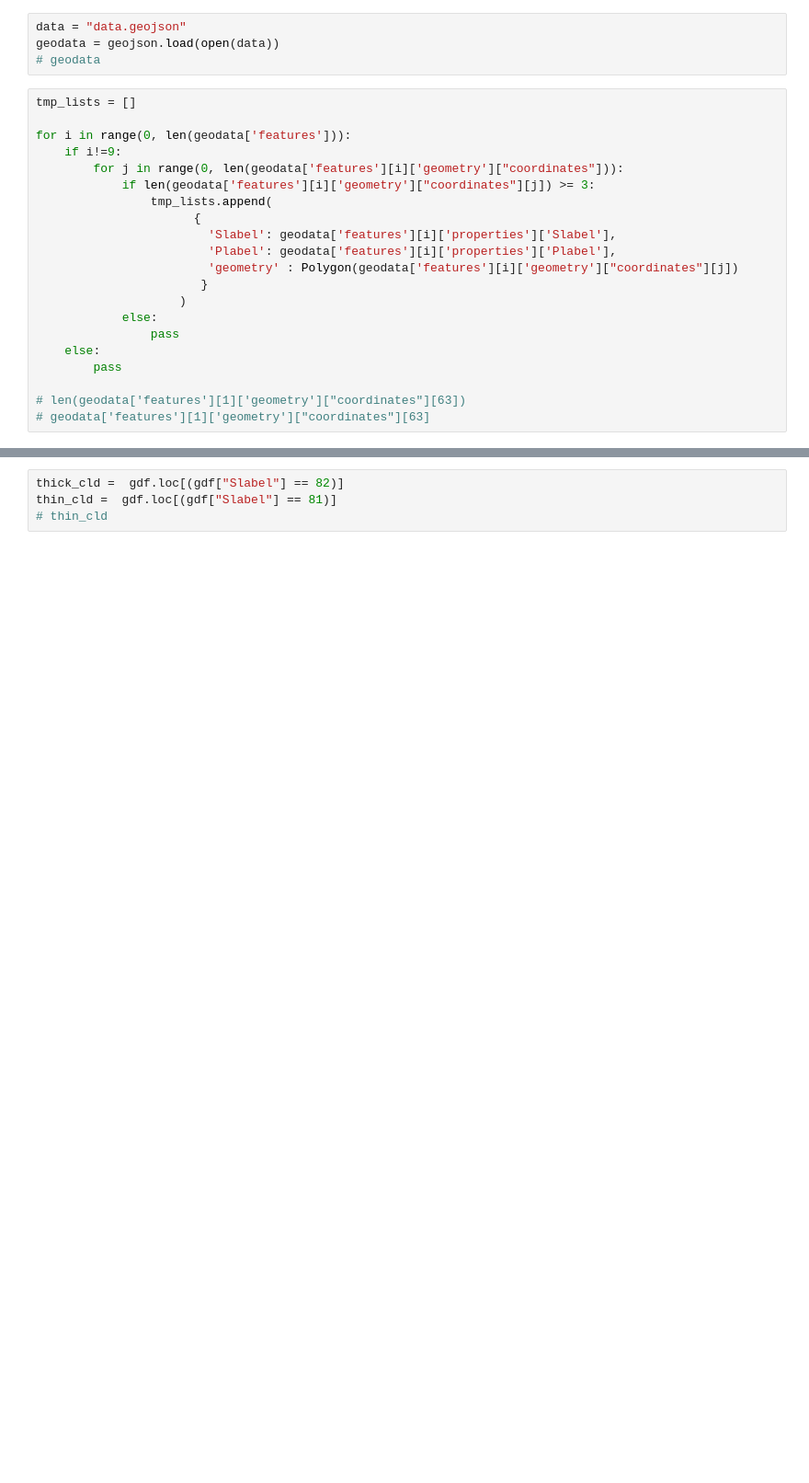
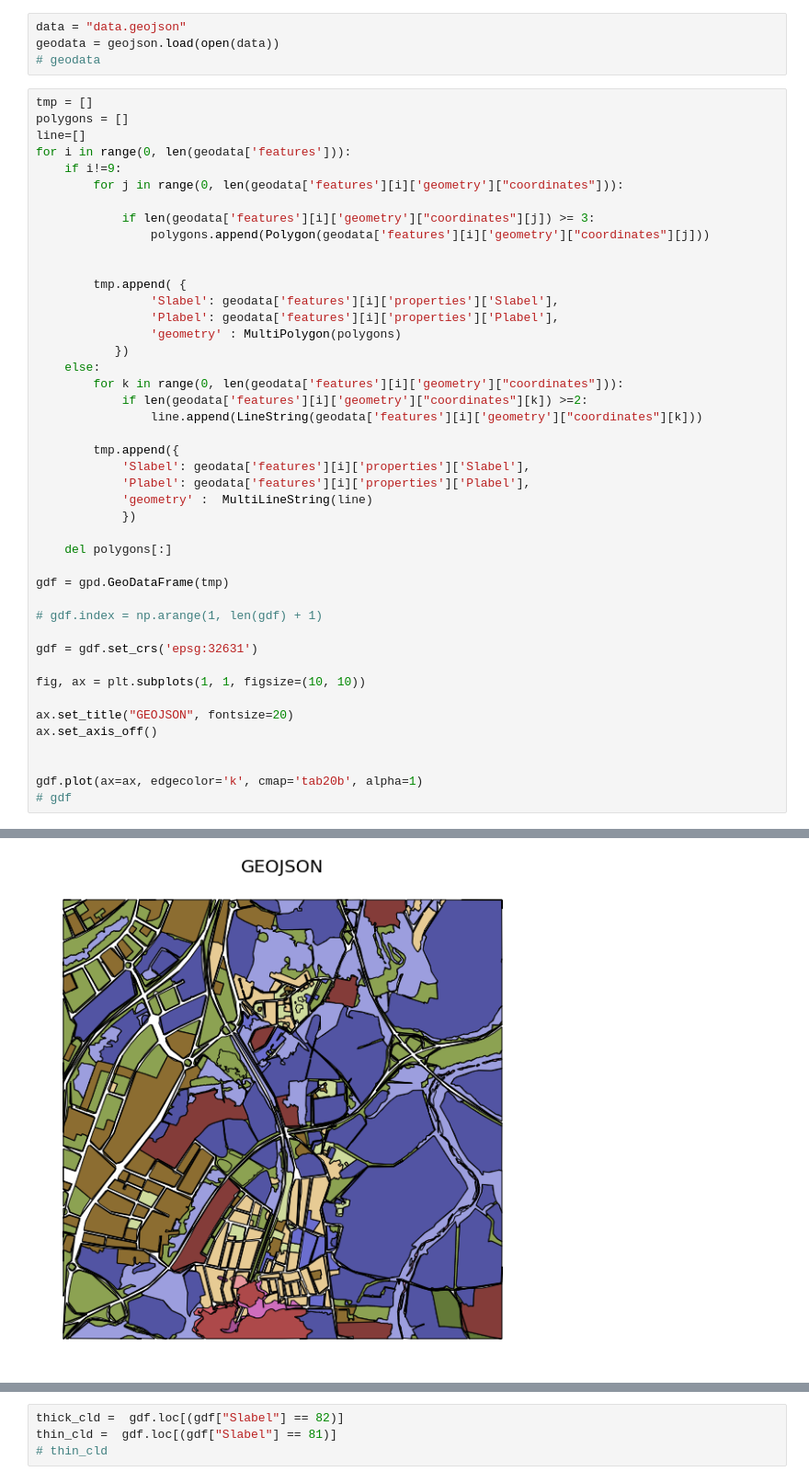
Before and after one commit to Kevin-Sambuli/geopandas, a Jupyter notebook: geoprocess2.ipynb, the cells around one changed output, grey strips where cells are left out. Shown at 92% size. Drawn from its saved outputs; the diff is of its cells as text; blank space fills up the shorter version.

```diff
--- a/geoprocess2.ipynb
+++ b/geoprocess2.ipynb
@@ -22,23 +23,47 @@ data = "data.geojson"
 geodata = geojson.load(open(data))
 # geodata
 # %%
-tmp_lists = []
-
+tmp = []
+polygons = []
+line=[]
 for i in range(0, len(geodata['features'])):
     if i!=9:
         for j in range(0, len(geodata['features'][i]['geometry']["coordinates"])):
+
             if len(geodata['features'][i]['geometry']["coordinates"][j]) >= 3:
-                tmp_lists.append(
-                      {
-                        'Slabel': geodata['features'][i]['properties']['Slabel'],
-                        'Plabel': geodata['features'][i]['properties']['Plabel'],
-                        'geometry' : Polygon(geodata['features'][i]['geometry']["coordinates"][j])
-                       }
-                    )
-            else:
-                pass
+                polygons.append(Polygon(geodata['features'][i]['geometry']["coordinates"][j]))
+
+
+        tmp.append( {
+                'Slabel': geodata['features'][i]['properties']['Slabel'],
+                'Plabel': geodata['features'][i]['properties']['Plabel'],
+                'geometry' : MultiPolygon(polygons)
+           })
     else:
-        pass
+        for k in range(0, len(geodata['features'][i]['geometry']["coordinates"])):
+            if len(geodata['features'][i]['geometry']["coordinates"][k]) >=2:
+                line.append(LineString(geodata['features'][i]['geometry']["coordinates"][k]))
 
-# len(geodata['features'][1]['geometry']["coordinates"][63])
-# geodata['features'][1]['geometry']["coordinates"][63]
+        tmp.append({
+            'Slabel': geodata['features'][i]['properties']['Slabel'],
+            'Plabel': geodata['features'][i]['properties']['Plabel'],
+            'geometry' :  MultiLineString(line)
+            })
+
+    del polygons[:]
+
+gdf = gpd.GeoDataFrame(tmp)
+
+# gdf.index = np.arange(1, len(gdf) + 1)
+
+gdf = gdf.set_crs('epsg:32631')
+
+fig, ax = plt.subplots(1, 1, figsize=(10, 10))
+
+ax.set_title("GEOJSON", fontsize=20)
+ax.set_axis_off()
+
+
+gdf.plot(ax=ax, edgecolor='k', cmap='tab20b', alpha=1)
+# gdf
+# %% [output]
@@ -44,0 +71 @@ for i in range(0, len(geodata['features'])):
+[figure, added]
```
Also changed, not shown: parts of 32 cells of this notebook, 6 other files.
